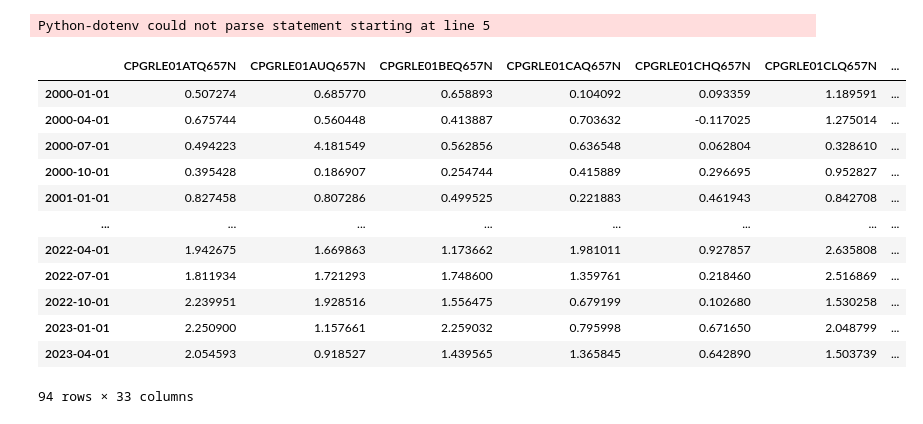
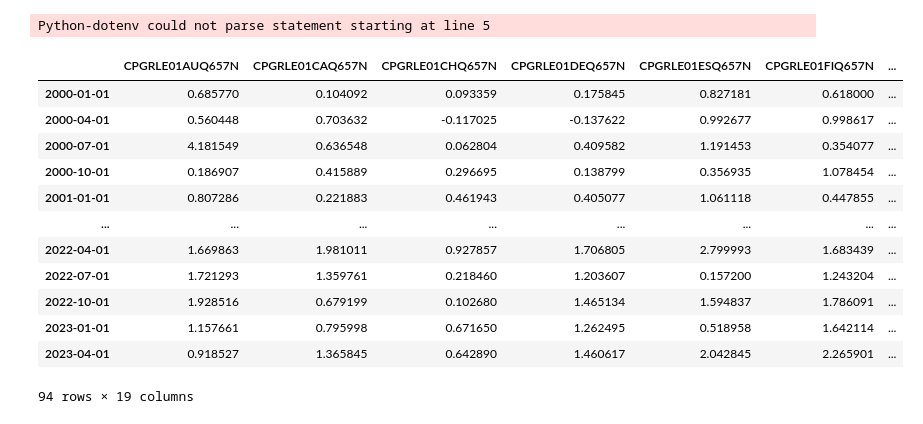
Before and after one commit to nurciuoli/FdsPy, a Jupyter notebook: analysis/Inflation/Inflation Fred prelim.ipynb, the cells around one changed output. Saved outputs shown, nothing was run; the diff lists cells and outputs as text; code cells hidden in the pictures.

```diff
--- a/analysis/Inflation/Inflation Fred prelim.ipynb
+++ b/analysis/Inflation/Inflation Fred prelim.ipynb
@@ -19,21 +19,21 @@ from apis.misc.utils import get_fred_series
 Python-dotenv could not parse statement starting at line 5
 # %%
 df=pd.DataFrame()
-for id in list(df_ids['id']):
-    df = pd.concat([df,get_fred_series(id,start_date='20000101',end_date='20230401',frequency='q')],axis=1)
+for id in list(df_ids.index.to_list()):
+    df = pd.concat([df,get_fred_series(id,start_date='20000101',end_date='20230701',frequency='q')],axis=1)
 
 df
 # %% [output]
-|  | CPGRLE01ATQ657N | CPGRLE01AUQ657N | CPGRLE01BEQ657N | CPGRLE01CAQ657N | CPGRLE01CHQ657N | CPGRLE01CLQ657N | ... |
-| 2000-01-01 | 0.507274 | 0.685770 | 0.658893 | 0.104092 | 0.093359 | 1.189591 | ... |
-| 2000-04-01 | 0.675744 | 0.560448 | 0.413887 | 0.703632 | -0.117025 | 1.275014 | ... |
-| 2000-07-01 | 0.494223 | 4.181549 | 0.562856 | 0.636548 | 0.062804 | 0.328610 | ... |
-| 2000-10-01 | 0.395428 | 0.186907 | 0.254744 | 0.415889 | 0.296695 | 0.952827 | ... |
-| 2001-01-01 | 0.827458 | 0.807286 | 0.499525 | 0.221883 | 0.461943 | 0.842708 | ... |
+|  | CPGRLE01AUQ657N | CPGRLE01CAQ657N | CPGRLE01CHQ657N | CPGRLE01DEQ657N | CPGRLE01ESQ657N | CPGRLE01FIQ657N | ... |
+| 2000-01-01 | 0.685770 | 0.104092 | 0.093359 | 0.175845 | 0.827181 | 0.618000 | ... |
+| 2000-04-01 | 0.560448 | 0.703632 | -0.117025 | -0.137622 | 0.992677 | 0.998617 | ... |
+| 2000-07-01 | 4.181549 | 0.636548 | 0.062804 | 0.409582 | 1.191453 | 0.354077 | ... |
+| 2000-10-01 | 0.186907 | 0.415889 | 0.296695 | 0.138799 | 0.356935 | 1.078454 | ... |
+| 2001-01-01 | 0.807286 | 0.221883 | 0.461943 | 0.405077 | 1.061118 | 0.447855 | ... |
 | ... | ... | ... | ... | ... | ... | ... | ... |
-| 2022-04-01 | 1.942675 | 1.669863 | 1.173662 | 1.981011 | 0.927857 | 2.635808 | ... |
-| 2022-07-01 | 1.811934 | 1.721293 | 1.748600 | 1.359761 | 0.218460 | 2.516869 | ... |
-| 2022-10-01 | 2.239951 | 1.928516 | 1.556475 | 0.679199 | 0.102680 | 1.530258 | ... |
-| 2023-01-01 | 2.250900 | 1.157661 | 2.259032 | 0.795998 | 0.671650 | 2.048799 | ... |
-| 2023-04-01 | 2.054593 | 0.918527 | 1.439565 | 1.365845 | 0.642890 | 1.503739 | ... |
+| 2022-04-01 | 1.669863 | 1.981011 | 0.927857 | 1.706805 | 2.799993 | 1.683439 | ... |
+| 2022-07-01 | 1.721293 | 1.359761 | 0.218460 | 1.203607 | 0.157200 | 1.243204 | ... |
+| 2022-10-01 | 1.928516 | 0.679199 | 0.102680 | 1.465134 | 1.594837 | 1.786091 | ... |
+| 2023-01-01 | 1.157661 | 0.795998 | 0.671650 | 1.262495 | 0.518958 | 1.642114 | ... |
+| 2023-04-01 | 0.918527 | 1.365845 | 0.642890 | 1.460617 | 2.042845 | 2.265901 | ... |
-94 rows × 33 columns
+94 rows × 19 columns
```
Also changed, not shown: parts of 23 cells of this notebook, 2 other files.
